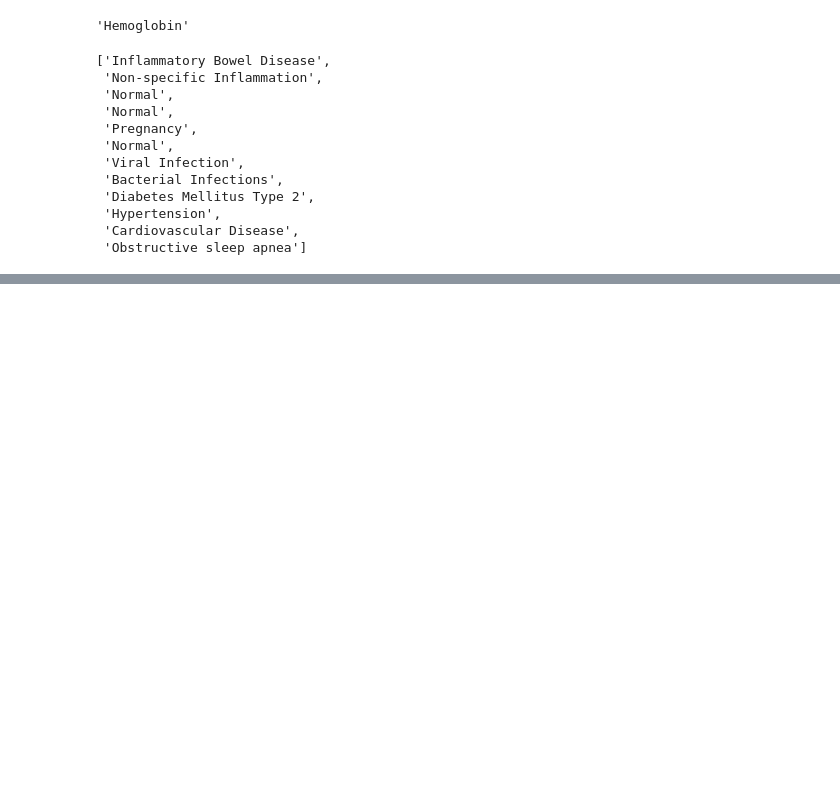
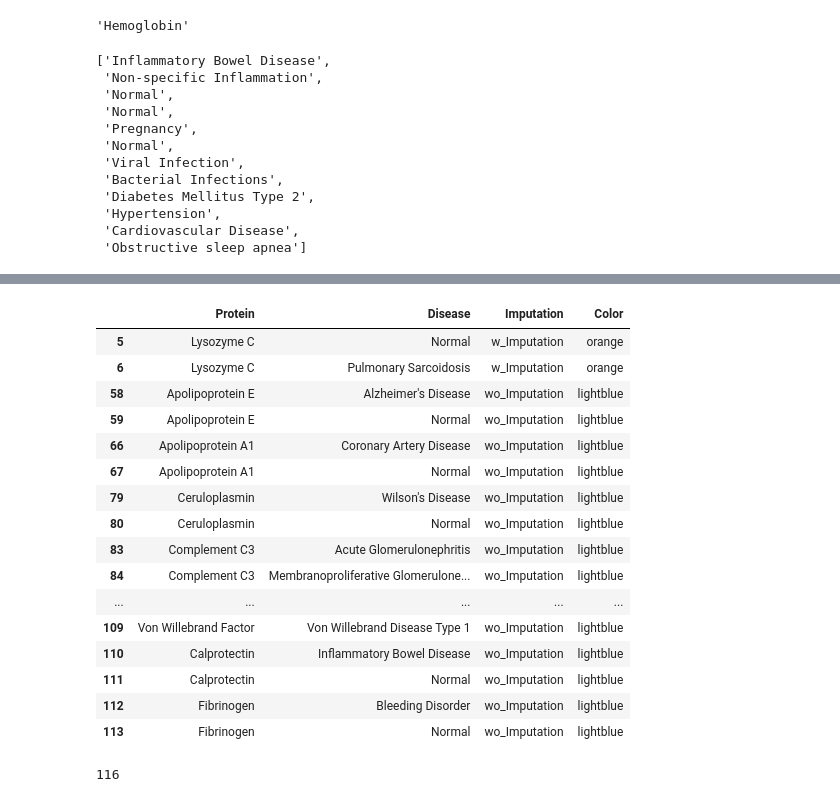
Before and after one commit to yuyanislearning/temporal-preteomics-multiple-imputation, a Jupyter notebook: human_temporal_proteomics/human/protein_biomarkers_disease_analysis.ipynb, the cells around one changed output, grey strips where cells are left out. Cells and saved outputs as stored; diff of their text form; code cells hidden in the pictures; blank space fills up the shorter version.

```diff
--- a/human_temporal_proteomics/human/protein_biomarkers_disease_analysis.ipynb
+++ b/human_temporal_proteomics/human/protein_biomarkers_disease_analysis.ipynb
@@ -137,0 +185,34 @@ for patient in patient_markers['Patient']:
+# %%
+markers_dict['HS1']
+# %% [output]
+|  | Protein | Disease | Imputation | Color |
+| 5 | Lysozyme C | Normal | w_Imputation | orange |
+| 6 | Lysozyme C | Pulmonary Sarcoidosis | w_Imputation | orange |
+| 58 | Apolipoprotein E | Alzheimer's Disease | wo_Imputation | lightblue |
+| 59 | Apolipoprotein E | Normal | wo_Imputation | lightblue |
+| 66 | Apolipoprotein A1 | Coronary Artery Disease | wo_Imputation | lightblue |
+| 67 | Apolipoprotein A1 | Normal | wo_Imputation | lightblue |
+| 79 | Ceruloplasmin | Wilson's Disease | wo_Imputation | lightblue |
+| 80 | Ceruloplasmin | Normal | wo_Imputation | lightblue |
+| 83 | Complement C3 | Acute Glomerulonephritis | wo_Imputation | lightblue |
+| 84 | Complement C3 | Membranoproliferative Glomerulone... | wo_Imputation | lightblue |
+| ... | ... | ... | ... | ... |
+| 109 | Von Willebrand Factor | Von Willebrand Disease Type 1 | wo_Imputation | lightblue |
+| 110 | Calprotectin | Inflammatory Bowel Disease | wo_Imputation | lightblue |
+| 111 | Calprotectin | Normal | wo_Imputation | lightblue |
+| 112 | Fibrinogen | Bleeding Disorder | wo_Imputation | lightblue |
+| 113 | Fibrinogen | Normal | wo_Imputation | lightblue |
+# %%
+#combine all dataframes in markers_dict into one dataframe
+combined_df = pd.concat(markers_dict.values(), ignore_index=True)
+combined_df.head(2)
+
+combined_df = combined_df[combined_df['Imputation'] == 'w_Imputation']
+#store ['protein', 'disease'] in a list by iterating through rows
+protein_disease = []
+for index, row in combined_df.iterrows():
+    protein_disease.append([row['Protein'], row['Disease']])
+
+len(protein_disease)
+# %% [output]
+116
```
Also changed, not shown: parts of 5 cells of this notebook.
